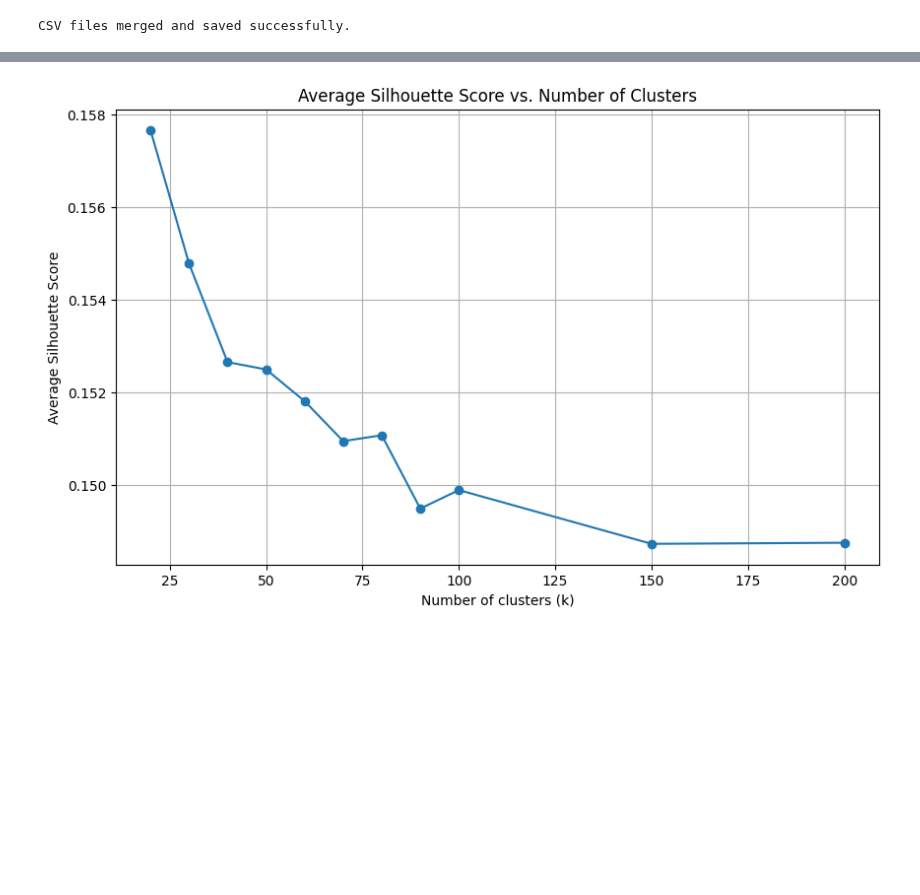
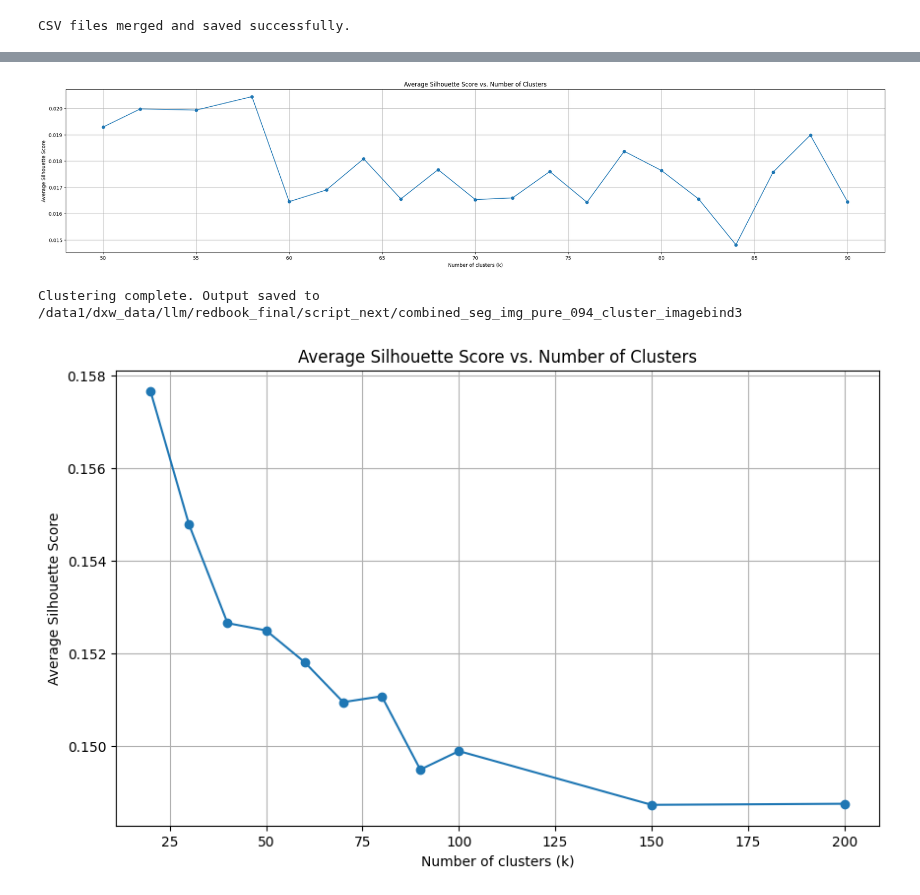
Before and after one commit to diandianyilin/fashion, a Jupyter notebook: model/data_final.ipynb, the cells around one changed output, grey strips where cells are left out. Saved outputs shown, nothing was run; the diff lists cells and outputs as text; code cells hidden in the pictures; blank space fills up the shorter version.

```diff
--- a/model/data_final.ipynb
+++ b/model/data_final.ipynb
@@ -708,3 +792,45 @@ Clustering complete. Output saved to /data1/dxw_data/llm/redbook_final/data_remo
+# %%
+
+
+# Determine optimal number of clusters using Average Silhouette Method
+silhouette_scores = []
+k_values = [50,52,55,58,60,62,64,66,68,70,72,74,76,78,80,82,84,86,88,90]  # Discrete values for k
+for k in k_values:
+    kmeans = KMeans(n_clusters=k, random_state=0)
+    labels = kmeans.fit_predict(all_embeddings.numpy())
+    score = silhouette_score(all_embeddings.numpy(), labels)
+    silhouette_scores.append(score)
+
+# Plot silhouette scores
+plt.figure(figsize=(30, 6))  # Increased width to three times the original
+plt.plot(k_values, silhouette_scores, marker='o')
+plt.xlabel('Number of clusters (k)')
+plt.ylabel('Average Silhouette Score')
+plt.title('Average Silhouette Score vs. Number of Clusters')
+plt.grid(True)
+plt.show()
+
+optimal_k = k_values[silhouette_scores.index(max(silhouette_scores))]
+
+# Perform clustering with optimal k
+kmeans = KMeans(n_clusters=optimal_k, random_state=0)
+labels = kmeans.fit_predict(all_embeddings.numpy())
+
+# Save clustered images to output folders
+for idx, label in tqdm(enumerate(labels), desc="Saving clustered images", total=len(labels)):
+    label_folder = os.path.join(output_folder, str(label))
+    os.makedirs(label_folder, exist_ok=True)
+    shutil.copy(image_paths[idx], os.path.join(label_folder, os.path.basename(image_paths[idx])))
+
+# Save labels to JSON
+labels_json = {os.path.basename(image_paths[idx]): int(label) for idx, label in enumerate(labels)}
+with open(os.path.join(output_folder, 'labels.json'), 'w') as f:
+    json.dump(labels_json, f)
+
+print(f'Clustering complete. Output saved to {output_folder}')
+# %% [output]
+[figure, added]
+Clustering complete. Output saved to /data1/dxw_data/llm/redbook_final/script_next/combined_seg_img_pure_094_cluster_imagebind3
 # %%
 
 # Determine optimal number of clusters using Average Silhouette Method
```
Also changed, not shown: parts of 4 cells of this notebook, 31 other files.
